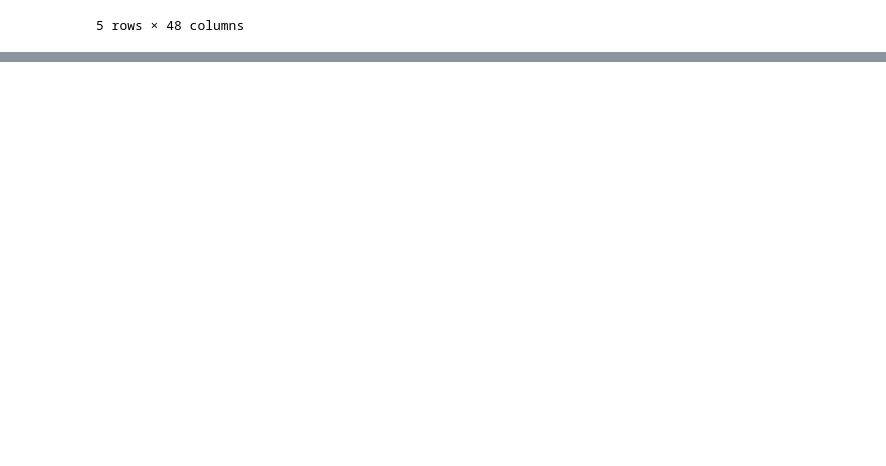
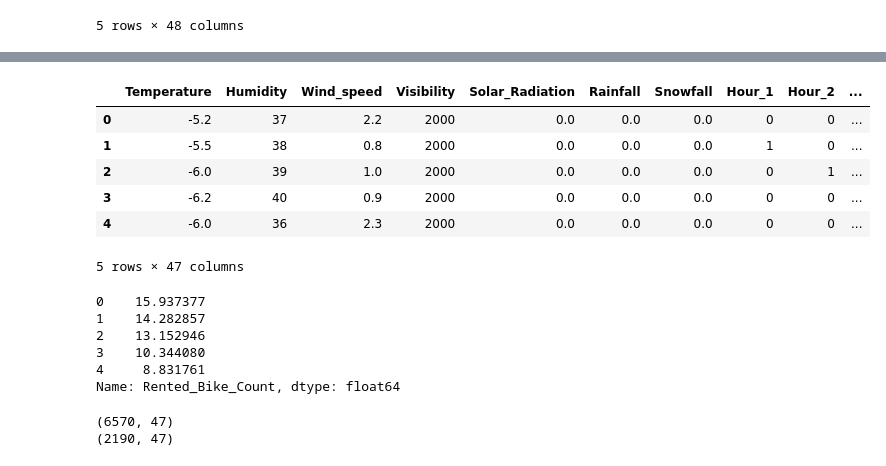
Before and after one commit to lakummahesh/Supervised-ML-Regression-Capstone-Project-Bike-Sharing-Demand-Prediction, a Jupyter notebook: Bike_Sharing_Demand_Prediction_Capstone_Project.ipynb, the cells around one changed output, grey strips where cells are left out. Drawn from its saved outputs; the diff is of its cells as text; code cells hidden in the pictures; blank space fills up the shorter version.

Commit message:
Model Training and Apply Linear Regression Model

```diff
--- a/Bike_Sharing_Demand_Prediction_Capstone_Project.ipynb
+++ b/Bike_Sharing_Demand_Prediction_Capstone_Project.ipynb
@@ -900,0 +907,32 @@ bike_df_copy.head()
+# %%
+#Assign the value in X and Y
+X = bike_df_copy.drop(columns=['Rented_Bike_Count'], axis=1)
+y = np.sqrt(bike_df_copy['Rented_Bike_Count'])
+# %%
+X.head()
+# %% [output]
+|  | Temperature | Humidity | Wind_speed | Visibility | Solar_Radiation | Rainfall | Snowfall | Hour_1 | Hour_2 | ... |
+| 0 | -5.2 | 37 | 2.2 | 2000 | 0.0 | 0.0 | 0.0 | 0 | 0 | ... |
+| 1 | -5.5 | 38 | 0.8 | 2000 | 0.0 | 0.0 | 0.0 | 1 | 0 | ... |
+| 2 | -6.0 | 39 | 1.0 | 2000 | 0.0 | 0.0 | 0.0 | 0 | 1 | ... |
+| 3 | -6.2 | 40 | 0.9 | 2000 | 0.0 | 0.0 | 0.0 | 0 | 0 | ... |
+| 4 | -6.0 | 36 | 2.3 | 2000 | 0.0 | 0.0 | 0.0 | 0 | 0 | ... |
+5 rows × 47 columns
+# %%
+y.head()
+# %% [output]
+0    15.937377
+1    14.282857
+2    13.152946
+3    10.344080
+4     8.831761
+Name: Rented_Bike_Count, dtype: float64
+# %%
+#Creat test and train data
+from sklearn.model_selection import train_test_split
+X_train, X_test, y_train, y_test = train_test_split(X,y, test_size=0.25, random_state=0)
+print(X_train.shape)
+print(X_test.shape)
+# %% [output]
+(6570, 47)
+(2190, 47)
```
Also changed, not shown: parts of 20 cells of this notebook.
